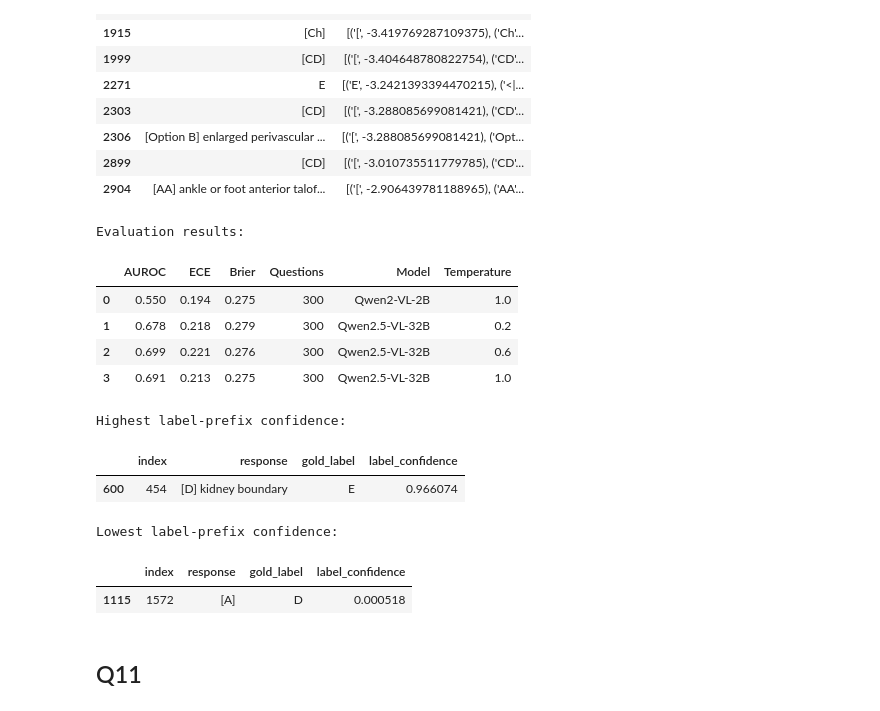
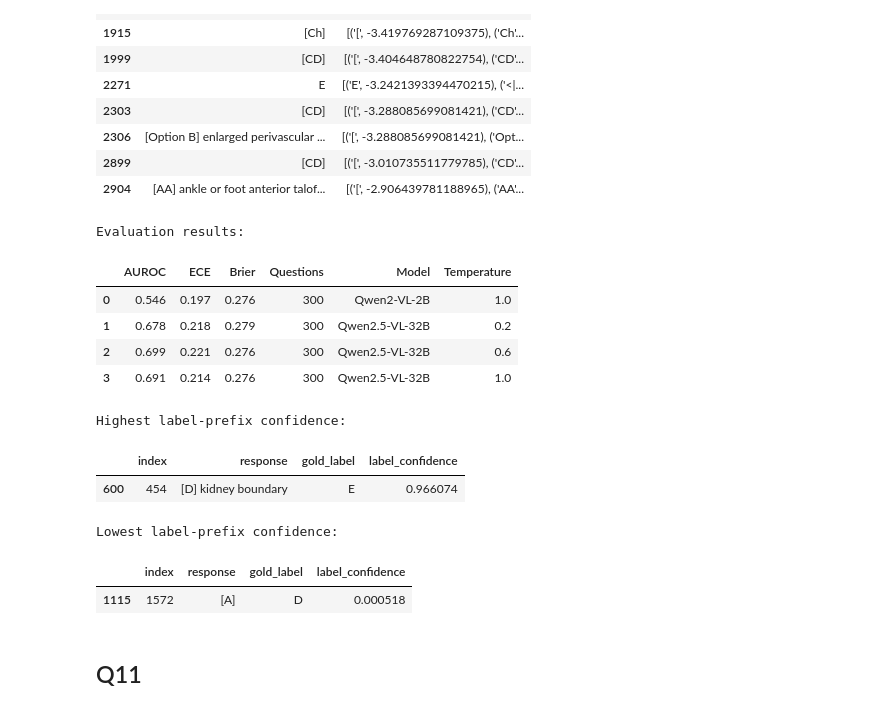
Before and after one commit to JoelvdR/medicalAI, a Jupyter notebook: Group15_[MAM11A_2026]_V&L_Practicum_Uncertainty_Final.ipynb, the cells around one changed output. Drawn from its saved outputs; the diff is of its cells as text; code cells hidden in the pictures.

```diff
--- a/Group15_[MAM11A_2026]_V&L_Practicum_Uncertainty_Final.ipynb
+++ b/Group15_[MAM11A_2026]_V&L_Practicum_Uncertainty_Final.ipynb
@@ -1187,7 +1187,8 @@ def get_tokenization_type(logprobs):
 
 
 # Exploratory analysis of Qwen2-VL-2B at temperature 1.0
-df_raw = pd.read_csv(file_paths[0], sep="\t")
+df_raw = load_and_process_data(file_paths[0])
+
 df_raw["parsed_logprobs"] = df_raw["logprobs"].apply(ast.literal_eval)
 
 df_raw["label_confidence"] = df_raw["parsed_logprobs"].apply(
@@ -1233,35 +1234,35 @@ Responses without extracted confidence:
 | 2899 | [CD] | [('[', -3.010735511779785), ('CD'... |
 | 2904 | [AA] ankle or foot anterior talof... | [('[', -2.906439781188965), ('AA'... |
 # %%
+# Q10 - Majority-vote confidence and evaluation
 
-# Q10 - Majority-vote confidence and evaluation
 from sklearn.metrics import roc_auc_score
+from collections import Counter
+
 def get_question_confidence(df):
     results = []
 
     for idx, group in df.groupby("index"):
 
-        labels = group["response"].str.extract(
-            r"^\s*\[\s*([A-E])\s*\]"
-        )[0].dropna()
+        labels = group["parsed_response"].dropna()
 
         if labels.empty:
             continue
 
         majority_label = Counter(labels).most_common(1)[0][0]
 
+        # Select responses supporting the majority answer
         matching = group[
-            group["response"].str.match(
-                rf"^\s*\[\s*{majority_label}\s*\]",
-                na=False
-            )
+            group["parsed_response"] == majority_label
         ]
 
         results.append({
             "index": idx,
             "majority_label": majority_label,
             "confidence": matching["label_confidence"].mean(),
-            "correct": int(majority_label == group["gold_label"].iloc[0])
+            "correct": int(
+                majority_label == str(group["gold_label"].iloc[0]).strip()
+            )
         })
 
     return pd.DataFrame(results)
@@ -1302,8 +1303,11 @@ def evaluate_confidence(results_df):
 results_all = []
 
 for file in file_paths:
-    df = pd.read_csv(file, sep="\t")
+
+    df = load_and_process_data(file)
+
     df["parsed_logprobs"] = df["logprobs"].apply(ast.literal_eval)
+
     df["label_confidence"] = df["parsed_logprobs"].apply(
         get_label_confidence
     )
@@ -1311,38 +1315,39 @@ for file in file_paths:
     question_results = get_question_confidence(df)
     metrics = evaluate_confidence(question_results)
 
     metrics["Model"] = (
         "Qwen2.5-VL-32B" if "32B" in file else "Qwen2-VL-2B"
     )
     metrics["Temperature"] = file.split("temp_")[-1].replace(".tsv", "")
 
     results_all.append(metrics)
 
 print("Evaluation results:")
 display(pd.DataFrame(results_all))
 
 
-# Illustrative individual responses from the 2B model
+# Two examples
+
 print("\nHighest label-prefix confidence:")
 display(
     df_raw.nlargest(1, "label_confidence")[
         ["index", "response", "gold_label", "label_confidence"]
     ]
 )
 
 print("\nLowest label-prefix confidence:")
 display(
     df_raw.nsmallest(1, "label_confidence")[
         ["index", "response", "gold_label", "label_confidence"]
     ]
 )
 # %% [output]
 Evaluation results:
 |  | AUROC | ECE | Brier | Questions | Model | Temperature |
-| 0 | 0.550 | 0.194 | 0.275 | 300 | Qwen2-VL-2B | 1.0 |
+| 0 | 0.546 | 0.197 | 0.276 | 300 | Qwen2-VL-2B | 1.0 |
 | 1 | 0.678 | 0.218 | 0.279 | 300 | Qwen2.5-VL-32B | 0.2 |
 | 2 | 0.699 | 0.221 | 0.276 | 300 | Qwen2.5-VL-32B | 0.6 |
-| 3 | 0.691 | 0.213 | 0.275 | 300 | Qwen2.5-VL-32B | 1.0 |
+| 3 | 0.691 | 0.214 | 0.276 | 300 | Qwen2.5-VL-32B | 1.0 |
 Highest label-prefix confidence:
 |  | index | response | gold_label | label_confidence |
 | 600 | 454 | [D] kidney boundary | E | 0.966074 |
```
